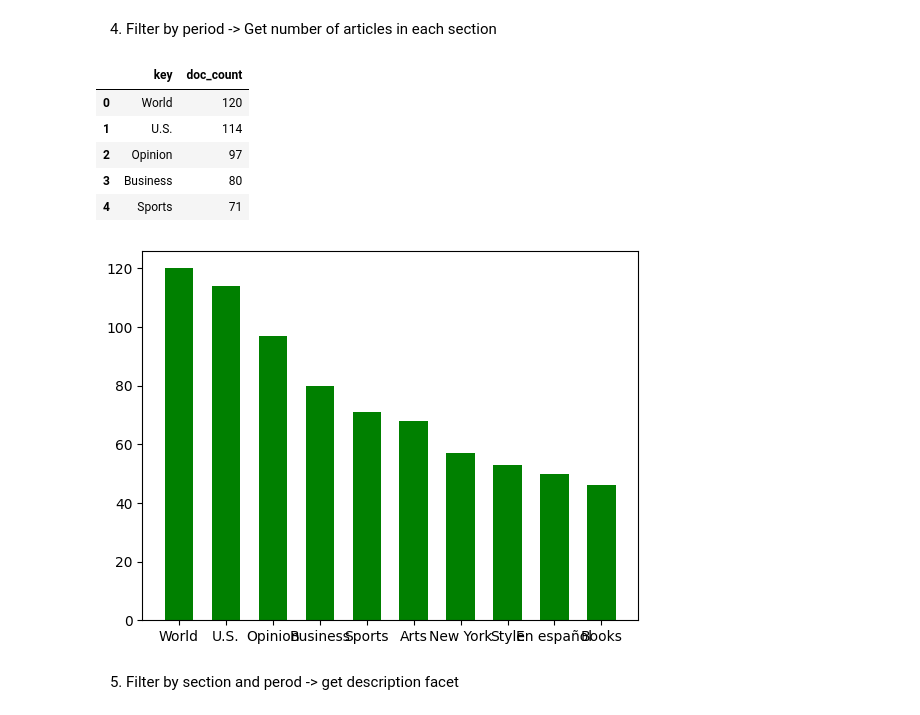
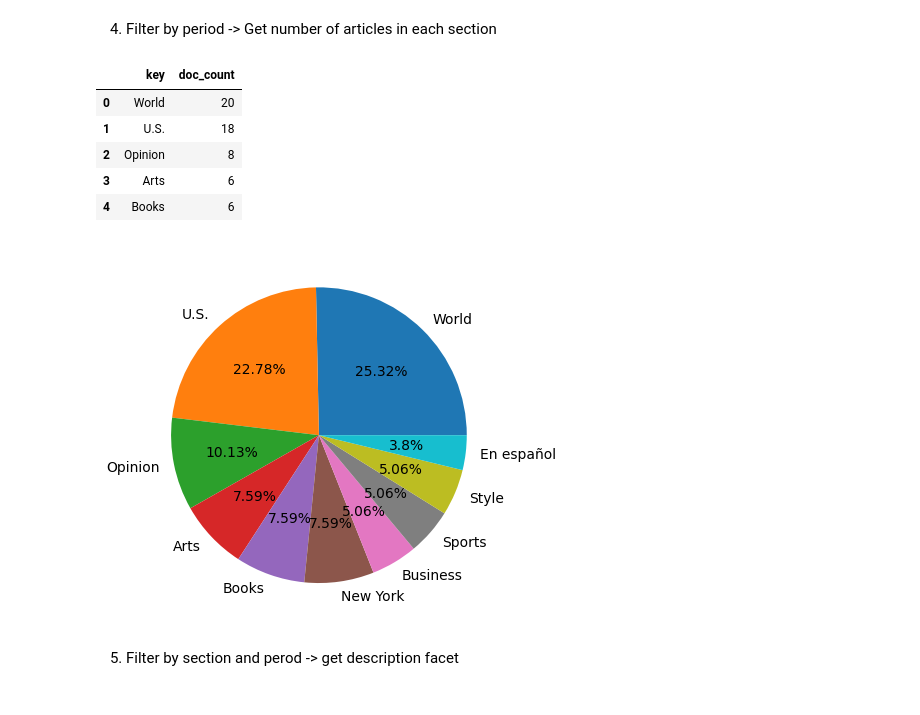
Before and after one commit to cedricsoares/datascientest-projet-new-york-times, a Jupyter notebook: notebooks/news_queries.ipynb, the cells around one changed output. Drawn from its saved outputs; the diff is of its cells as text; code cells hidden in the pictures.

Commit message:
Add pie chart and line plot to the news functions

```diff
--- a/notebooks/news_queries.ipynb
+++ b/notebooks/news_queries.ipynb
@@ -223,10 +218,13 @@ def query_agg(section: str, step: str = "day") :
   df = pd.read_json(result)
   display(df.head())
 
+  # line plot
+  plt.plot(df["key_as_string"], df["doc_count"])
+  plt.show()
 
   #pprint(result.body)
-# line plot
 
-query_agg(section="U.S.", step="hour")
+
+query_agg(section="U.S.", step="day")
 # %% [output]
 |  | key_as_string | key | doc_count |
@@ -274,43 +273,48 @@ def query_agg(time_scale: str = "yesterday") :
       "filter": [
         {"range": { "first_published_date": {
               "gte": f"{start_date}",
               "lte": f"{end_date}" }}}
           ]
         }
     },
     "size":0,
     "aggs": {
       "articles_per_section": {
           "terms": {
             "field": "section",
             "size": 10
                   }
               }
           }
 }
 
   result = es.search(index="news", body=query_body)
   result = json.dumps(result["aggregations"]["articles_per_section"]["buckets"])
 
-  #Pandas.read_json
+  # Pandas.read_json
 
   df = pd.read_json(result)
   display(df.head())
 
-  plt.bar(df["key"], df["doc_count"] , color = 'green', width = 0.6)
+  # bar plot
+  # plt.bar(df["key"], df["doc_count"] , color = 'green', width = 0.6)
+  # plt.show()
+
+  # pie chart
+  plt.pie(df["doc_count"], labels = df["key"], autopct = lambda x: str(round(x, 2)) + '%')
   plt.show()
   #pprint(result.body)
- # pie chart
 
-query_agg(time_scale="month_ago")
+
+query_agg(time_scale="yesterday")
 # %% [output]
 |  | key | doc_count |
-| 0 | World | 120 |
-| 1 | U.S. | 114 |
-| 2 | Opinion | 97 |
-| 3 | Business | 80 |
-| 4 | Sports | 71 |
+| 0 | World | 20 |
+| 1 | U.S. | 18 |
+| 2 | Opinion | 8 |
+| 3 | Arts | 6 |
+| 4 | Books | 6 |
-[figure, old version]
+[figure, new version]
 # %% [markdown]
 5. Filter by section and perod -> get description facet
 # %%
```
Also changed, not shown: parts of 3 cells of this notebook.
